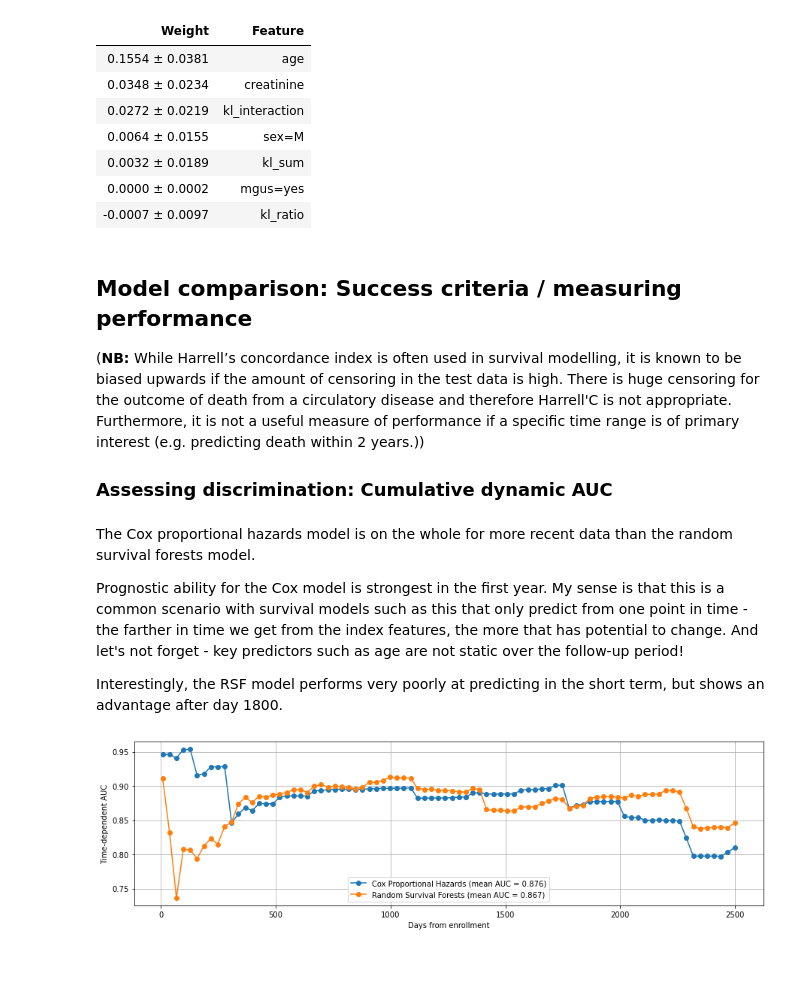
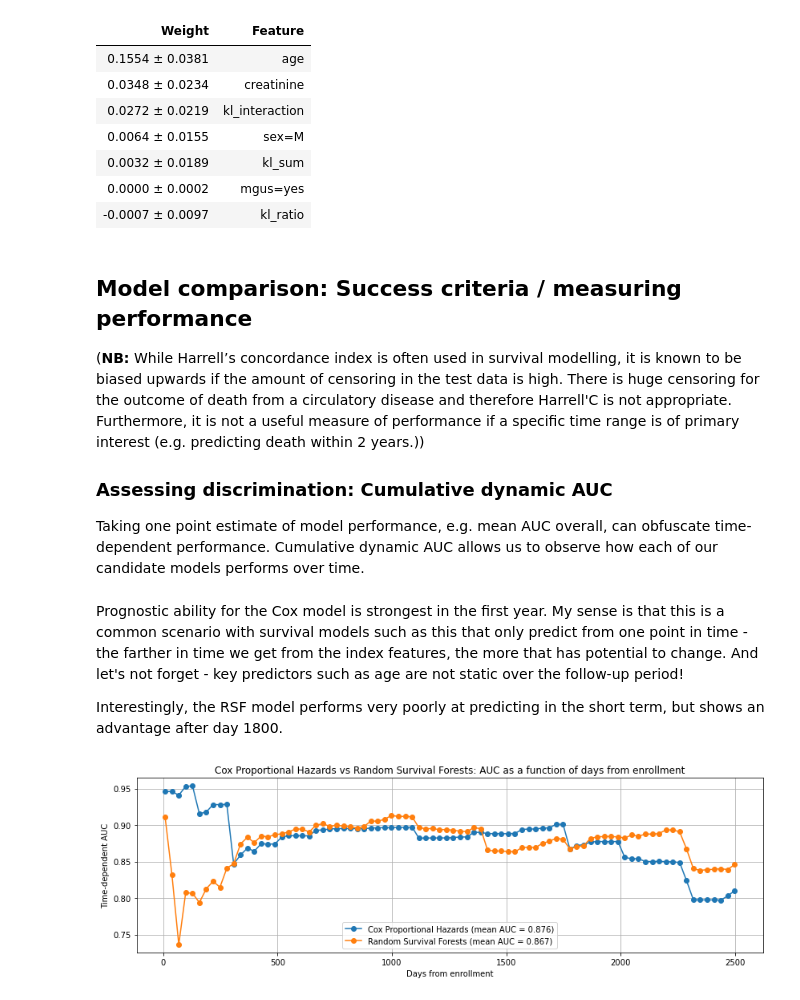
Before and after one commit to jessica-irving/risk-of-circulatory-death-7yrs, a Jupyter notebook: Risk_of_death_7yr_from_circulatory.ipynb, the cells around one changed output. Saved outputs shown, nothing was run; the diff lists cells and outputs as text; code cells hidden in the pictures; blank space fills up the shorter version.

```diff
--- a/Risk_of_death_7yr_from_circulatory.ipynb
+++ b/Risk_of_death_7yr_from_circulatory.ipynb
@@ -34,3 +33,3 @@ from sksurv.linear_model import CoxPHSurvivalAnalysis, CoxnetSurvivalAnalysis
 # %%
-df = pd.read_csv('ml-interview-task-main/five_lives_ml_task_data.csv')
+df = pd.read_csv('five_lives_ml_task_data.csv')
 # %% [markdown]
@@ -169,5 +180,0 @@ df.corr()
-# %%
-df["sex"] = df["sex"].astype("category")
-df["chapter"] = df["chapter"].astype("category")
-df["mgus"] = df["mgus"].astype("category")
-df["sample.yr"] = df["sample.yr"].astype("float")
@@ -431,6 +487,7 @@ eli5.show_weights(perm, feature_names= train_x.columns.tolist())
 (**NB:** While Harrell’s concordance index is often used in survival modelling, it is known to be biased upwards if the amount of censoring in the test data is high. There is huge censoring for the outcome of death from a circulatory disease and therefore Harrell'C is not appropriate. Furthermore, it is not a useful measure of performance if a specific time range is of primary interest (e.g. predicting death within 2 years.))
 
 ### Assessing discrimination: Cumulative dynamic AUC
+Taking one point estimate of model performance, e.g. mean AUC overall, can obfuscate time-dependent performance. Cumulative dynamic AUC allows us to observe how each of our candidate models performs over time.
 # %%
 va_times = np.arange(8, 2520, 30) # Weekly intervals from the first week, for 7 years
 # %%
@@ -447,19 +504,20 @@ rsf_auc, rsf_mean_auc = cumulative_dynamic_auc(
     train_y, test_y, rsf_risk_scores, va_times
 )
 # %% [markdown]
-The Cox proportional hazards model is on the whole for more recent data than the random survival forests model.
-
 Prognostic ability for the Cox model is strongest in the first year. My sense is that this is a common scenario with survival models such as this that only predict from one point in time - the farther in time we get from the index features, the more that has potential to change. And let's not forget - key predictors such as age are not static over the follow-up period!
 
 Interestingly, the RSF model performs very poorly at predicting in the short term, but shows an advantage after day 1800.
 # %%
+figure(figsize=(14,4))
+
 plt.plot(va_times, cph_auc, "o-", label="Cox Proportional Hazards (mean AUC = {:.3f})".format(cph_mean_auc))
 plt.plot(va_times, rsf_auc, "o-", label="Random Survival Forests (mean AUC = {:.3f})".format(rsf_mean_auc))
 plt.xlabel("Days from enrollment")
 plt.ylabel("Time-dependent AUC")
 plt.legend(loc="lower center")
+plt.title('Cox Proportional Hazards vs Random Survival Forests: AUC as a function of days from enrollment')
 plt.grid(True)
 # %% [output]
-[figure, old version]
+[figure, new version]
 # %% [markdown]
 ### Assessing calibration: Time-dependent Brier score
```
Also changed, not shown: parts of 47 cells of this notebook.
